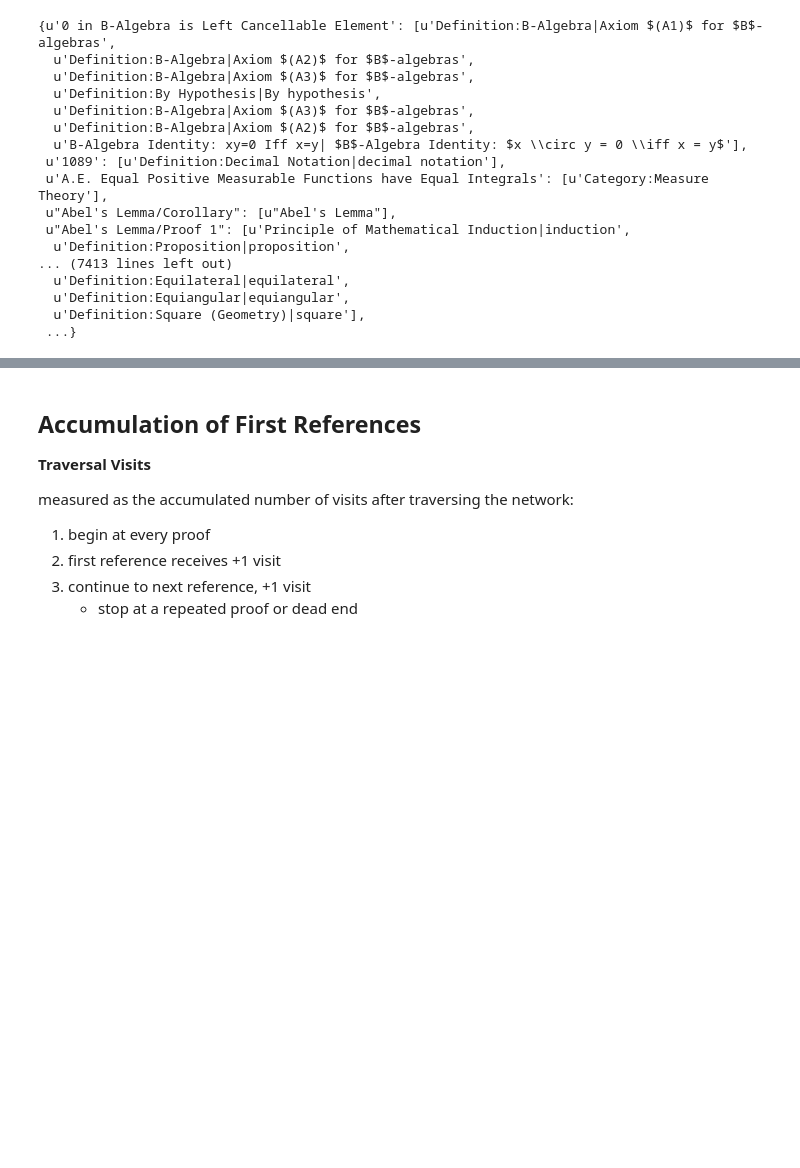
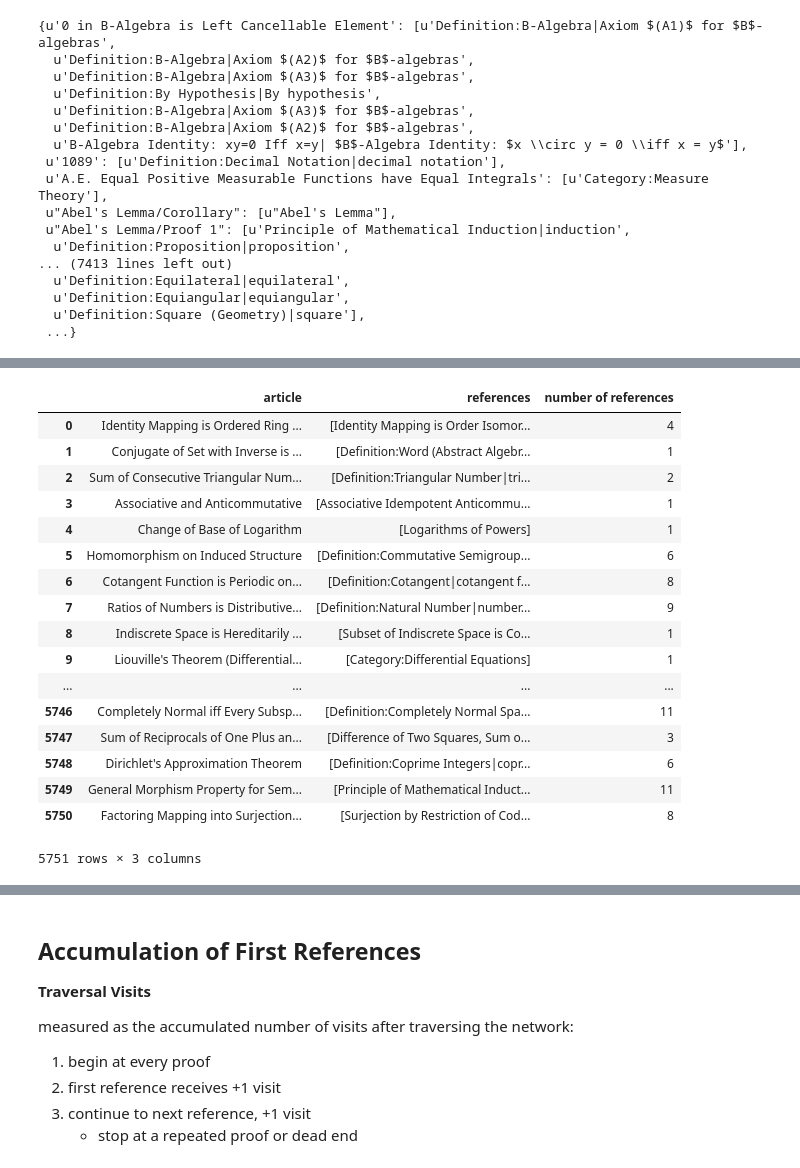
Before and after one commit to marksibrahim/math_theorems_network, a Jupyter notebook: explore_data.ipynb, the cells around one changed output, grey strips where cells are left out. Drawn from its saved outputs; the diff is of its cells as text; code cells hidden in the pictures; blank space fills up the shorter version.

Commit message:
proof complexity

```diff
--- a/explore_data.ipynb
+++ b/explore_data.ipynb
@@ -28,3 +28,8 @@ proofs_dict
   u'Definition:Equiangular|equiangular',
   u'Definition:Square (Geometry)|square'],
  ...}
+# %%
+proofs_df = pd.DataFrame(proofs_dict.items())
+proofs_df.columns = ['article', 'references']
+
+proofs_df
@@ -30,0 +55,2 @@ proofs_dict
+# %%
+proofs_df['number of references'] = proofs_df['references'].apply(lambda x: len(x))
@@ -30,0 +69,21 @@ proofs_dict
+# %%
+proofs_df
+# %% [output]
+|  | article | references | number of references |
+| 0 | Identity Mapping is Ordered Ring ... | [Identity Mapping is Order Isomor... | 4 |
+| 1 | Conjugate of Set with Inverse is ... | [Definition:Word (Abstract Algebr... | 1 |
+| 2 | Sum of Consecutive Triangular Num... | [Definition:Triangular Number|tri... | 2 |
+| 3 | Associative and Anticommutative | [Associative Idempotent Anticommu... | 1 |
+| 4 | Change of Base of Logarithm | [Logarithms of Powers] | 1 |
+| 5 | Homomorphism on Induced Structure | [Definition:Commutative Semigroup... | 6 |
+| 6 | Cotangent Function is Periodic on... | [Definition:Cotangent|cotangent f... | 8 |
+| 7 | Ratios of Numbers is Distributive... | [Definition:Natural Number|number... | 9 |
+| 8 | Indiscrete Space is Hereditarily ... | [Subset of Indiscrete Space is Co... | 1 |
+| 9 | Liouville's Theorem (Differential... | [Category:Differential Equations] | 1 |
+| ... | ... | ... | ... |
+| 5746 | Completely Normal iff Every Subsp... | [Definition:Completely Normal Spa... | 11 |
+| 5747 | Sum of Reciprocals of One Plus an... | [Difference of Two Squares, Sum o... | 3 |
+| 5748 | Dirichlet's Approximation Theorem | [Definition:Coprime Integers|copr... | 6 |
+| 5749 | General Morphism Property for Sem... | [Principle of Mathematical Induct... | 11 |
+| 5750 | Factoring Mapping into Surjection... | [Surjection by Restriction of Cod... | 8 |
+5751 rows × 3 columns
```
Also changed, not shown: parts of 3 cells of this notebook, 3 other files.
